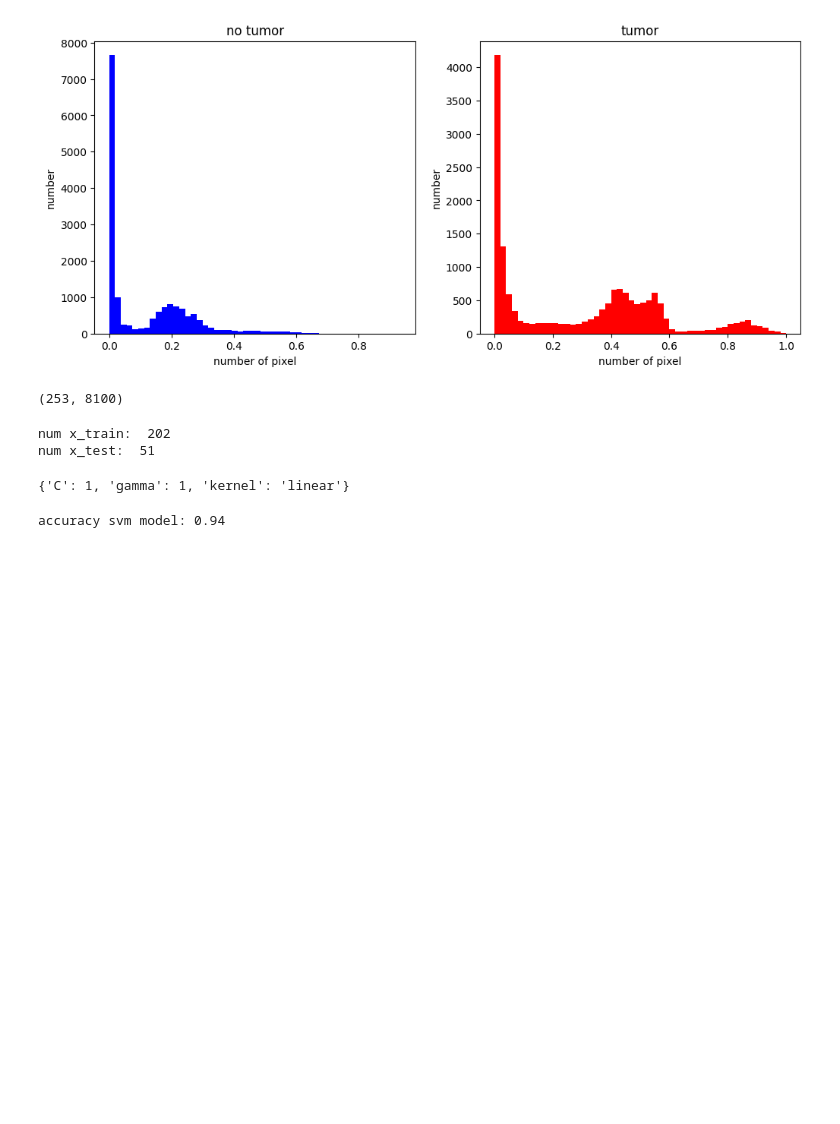
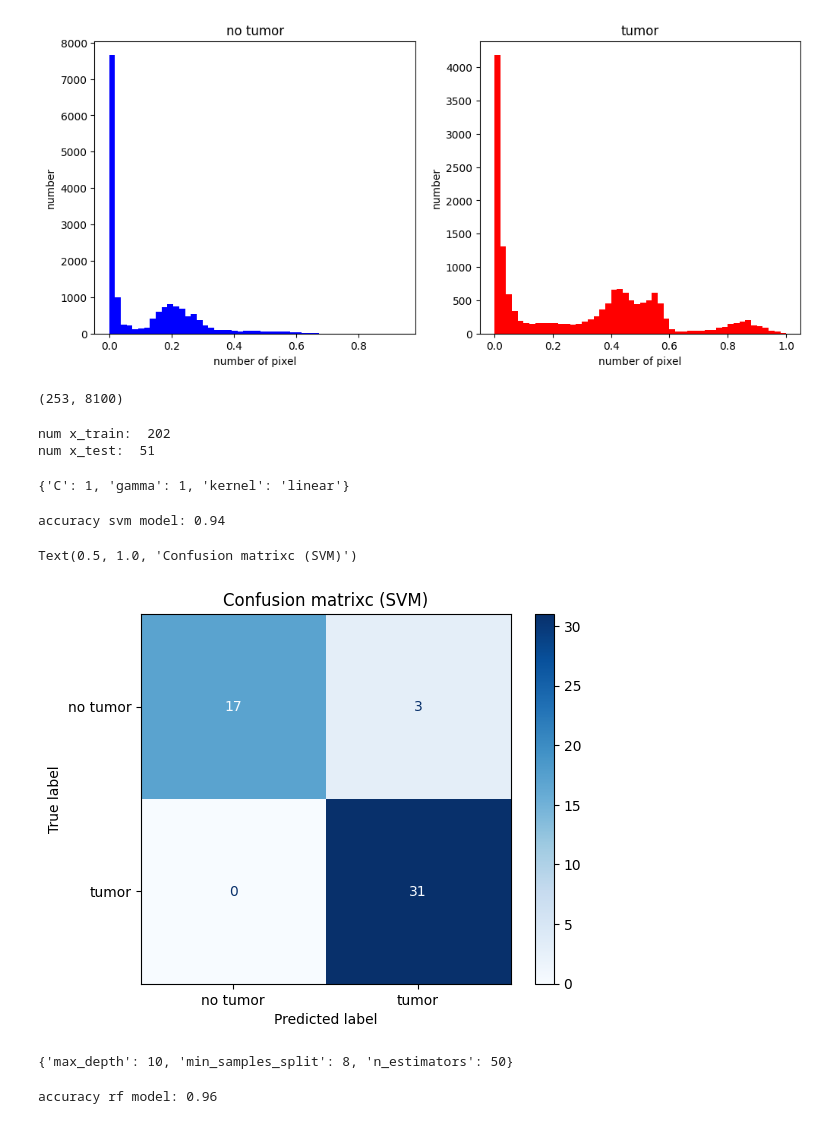
Before and after one commit to Aliakbar-omidi/Brain-Tumor-Detection, a Jupyter notebook: main.ipynb, the cells around one changed output. Saved outputs shown, nothing was run; the diff lists cells and outputs as text; code cells hidden in the pictures; blank space fills up the shorter version.

```diff
--- a/main.ipynb
+++ b/main.ipynb
@@ -109,7 +113,7 @@ param_grid = {
     'gamma':[1,0.1,0.001,0.0001],
     'kernel':['linear','rbf']
 }
-grid_model = GridSearchCV(SVC(), param_grid)
+grid_model = GridSearchCV(SVC(), param_grid, cv=5, scoring='accuracy')
 grid_model.fit(x_train, y_train)
 
 best_param_svc = grid_model.best_params_
@@ -125,3 +129,35 @@ accuracy = accuracy_score(y_test, y_pred_svc)
 print(f"accuracy svm model: {accuracy:.2f}")
 # %% [output]
 accuracy svm model: 0.94
+# %%
+cm = confusion_matrix(y_test, y_pred_svc)
+disp = ConfusionMatrixDisplay(confusion_matrix=cm, display_labels=["no tumor", "tumor"])
+disp.plot(cmap=plt.cm.Blues)
+disp.ax_.set_title('Confusion matrixc (SVM)')
+# %% [output]
+Text(0.5, 1.0, 'Confusion matrixc (SVM)')
+[figure, added]
+# %%
+param_grid_rf = {
+    'n_estimators':[10, 50, 100],
+    'max_depth':[5, 10, 15, 20],
+    'min_samples_split': [2, 4, 6, 8],
+}
+
+grid_model = GridSearchCV(RandomForestClassifier(), param_grid_rf, scoring='accuracy', cv=5, n_jobs=-1)
+grid_model.fit(x_train, y_train)
+
+best_param_rf = grid_model.best_params_
+print(best_param_rf)
+# %% [output]
+{'max_depth': 10, 'min_samples_split': 8, 'n_estimators': 50}
+# %%
+rf_model = RandomForestClassifier(**best_param_rf)
+
+rf_model.fit(x_train, y_train)
+y_pred_rf = rf_model.predict(x_test)
+
+accuracy = accuracy_score(y_test, y_pred_rf)
+print(f"accuracy rf model: {accuracy:.2f}")
+# %% [output]
+accuracy rf model: 0.96
```
Also changed, not shown: parts of 10 cells of this notebook.
